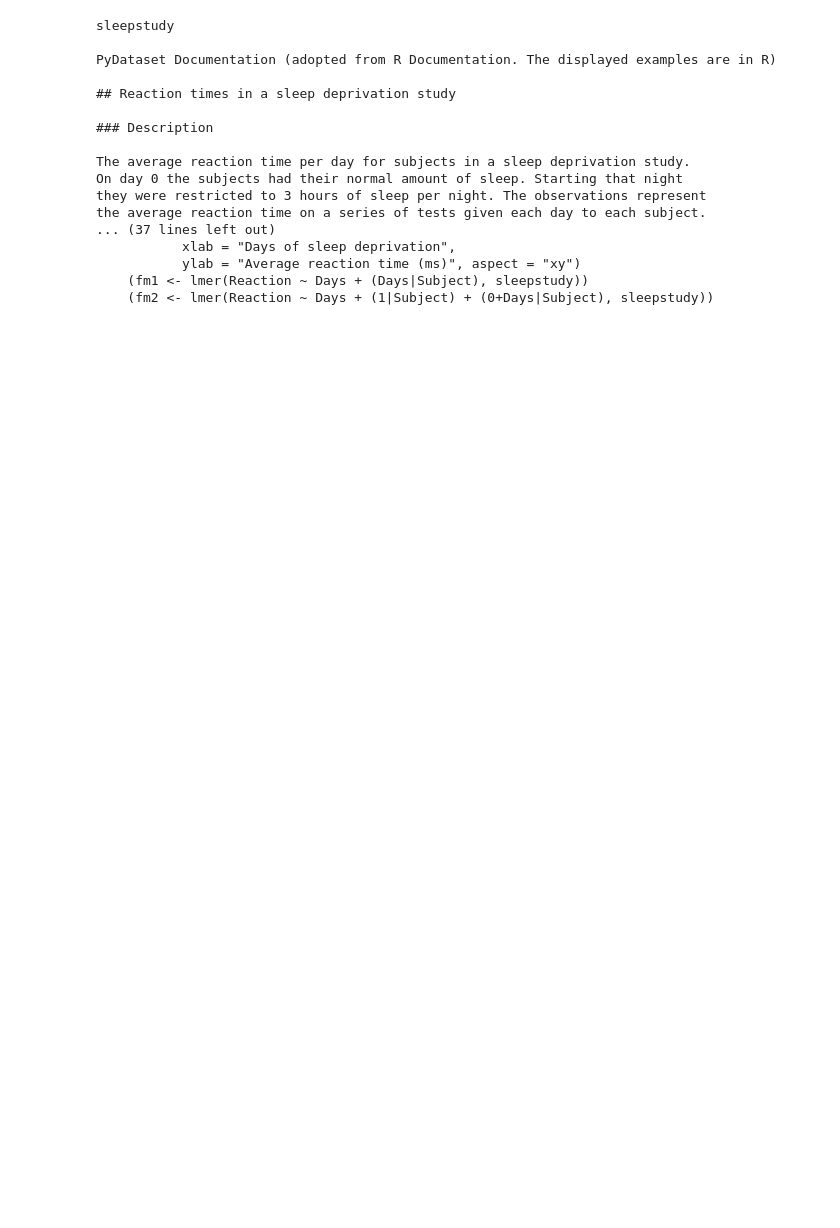
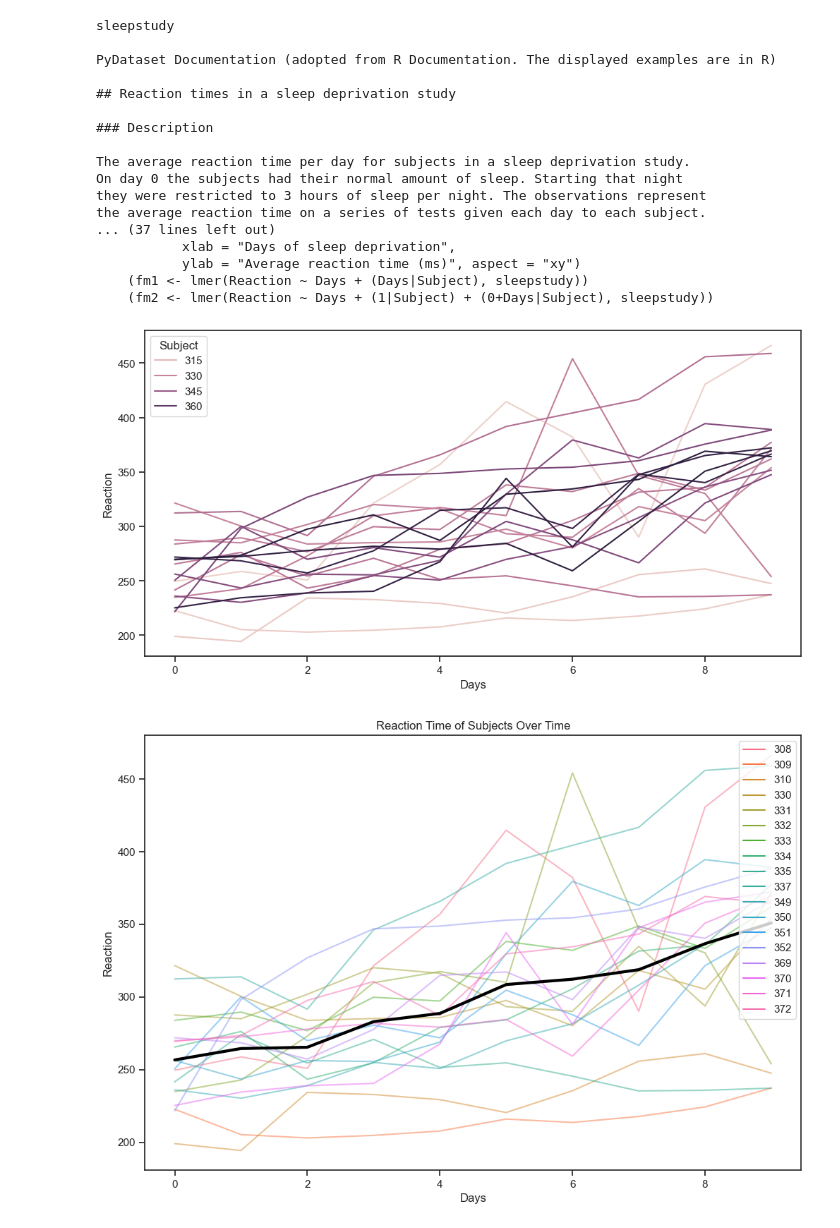
Before and after one commit to Saul-Gonzalez3/ds-libraries-exercises, a Jupyter notebook: seaborn_exercises.ipynb, the cells around one changed output. Saved outputs shown, nothing was run; the diff lists cells and outputs as text; code cells hidden in the pictures; blank space fills up the shorter version.

```diff
--- a/seaborn_exercises.ipynb
+++ b/seaborn_exercises.ipynb
@@ -145,4 +248,22 @@ the average reaction time on a series of tests given each day to each subject.
 # %%
 #Use seaborn to create a line chart of all the individual subject's reaction times and a more prominant line showing the average change in reaction time.
 # %%
-#
+plt.figure(figsize=(12,6))
+sns.lineplot(data=sleepstudy, x='Days', y='Reaction', hue='Subject')
+plt.show()
+
+sleepstudy.Subject = sleepstudy.Subject.astype(str)
+
+
+plt.figure(figsize=(12,8))
+
+sns.lineplot(data=sleepstudy, x='Days', y='Reaction', hue='Subject', alpha=.5)
+sns.lineplot(data=sleepstudy, x='Days', y='Reaction',
+             color = 'black', errorbar=('ci',False), linewidth=3)
+
+plt.title('Reaction Time of Subjects Over Time')
+plt.legend(loc='upper right')
+plt.show()
+# %% [output]
+[figure, added]
+[figure, added]
```
Also changed, not shown: parts of 14 cells of this notebook, 7 other files.
